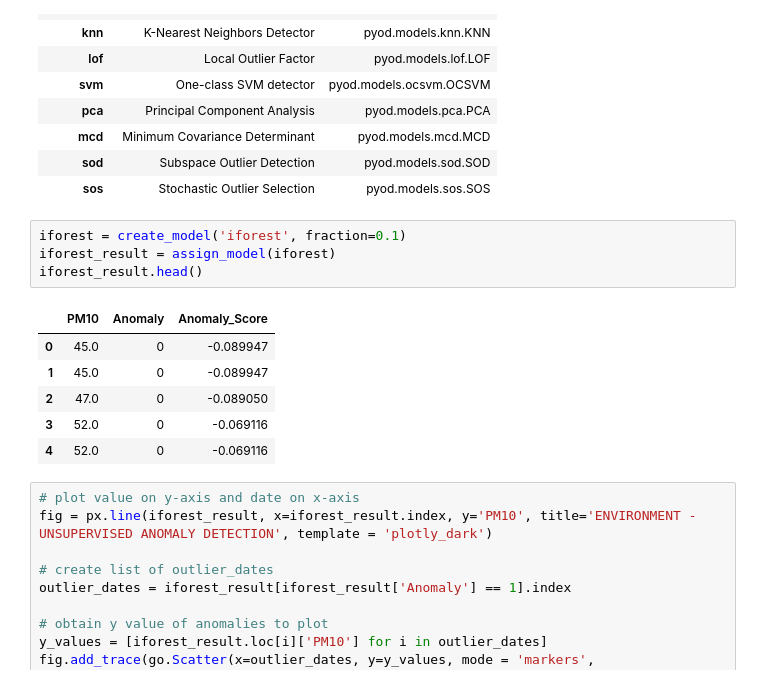
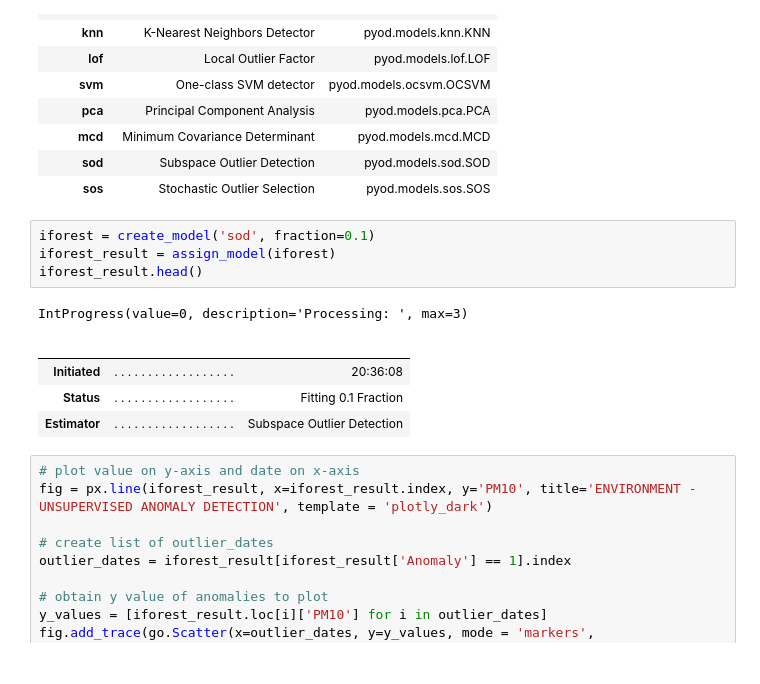
Before and after one commit to Yanghojun/Juneer_deeplearning_cookbook, a Jupyter notebook: evaluate_pycaret.ipynb, the cells around one changed output. Drawn from its saved outputs; the diff is of its cells as text.

```diff
--- a/evaluate_pycaret.ipynb
+++ b/evaluate_pycaret.ipynb
@@ -59,16 +55,16 @@ models()
 | sod | Subspace Outlier Detection | pyod.models.sod.SOD |
 | sos | Stochastic Outlier Selection | pyod.models.sos.SOS |
 # %%
-iforest = create_model('iforest', fraction=0.1)
+iforest = create_model('sod', fraction=0.1)
 iforest_result = assign_model(iforest)
 iforest_result.head()
 # %% [output]
+IntProgress(value=0, description='Processing: ', max=3)
-|  | PM10 | Anomaly | Anomaly_Score |
-| 0 | 45.0 | 0 | -0.089947 |
-| 1 | 45.0 | 0 | -0.089947 |
-| 2 | 47.0 | 0 | -0.089050 |
-| 3 | 52.0 | 0 | -0.069116 |
-| 4 | 52.0 | 0 | -0.069116 |
+|  |  |  |
+|  |  |  |
+| Initiated | . . . . . . . . . . . . . . . . . . | 20:36:08 |
+| Status | . . . . . . . . . . . . . . . . . . | Fitting 0.1 Fraction |
+| Estimator | . . . . . . . . . . . . . . . . . . | Subspace Outlier Detection |
 # %%
 # plot value on y-axis and date on x-axis
 fig = px.line(iforest_result, x=iforest_result.index, y='PM10', title='ENVIRONMENT - UNSUPERVISED ANOMALY DETECTION', template = 'plotly_dark')
```
Also changed, not shown: parts of 4 cells of this notebook, 3 other files.
